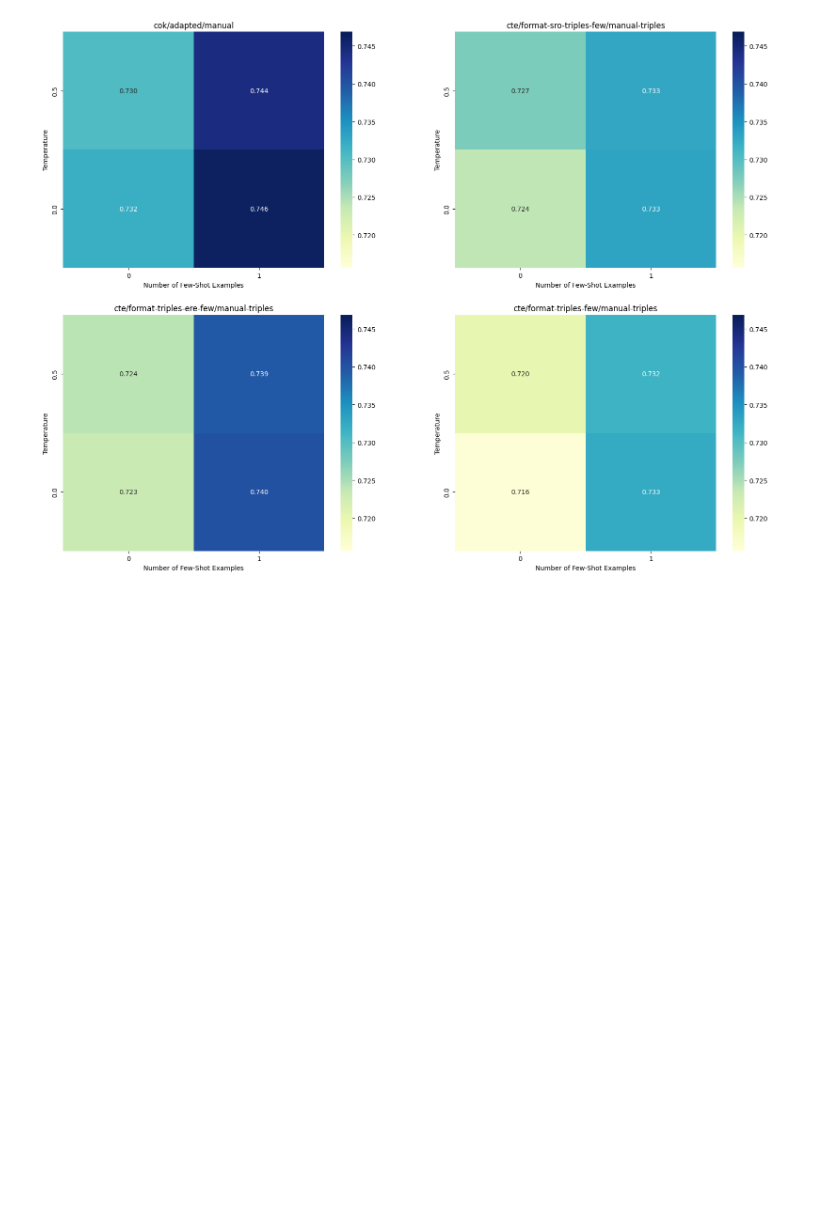
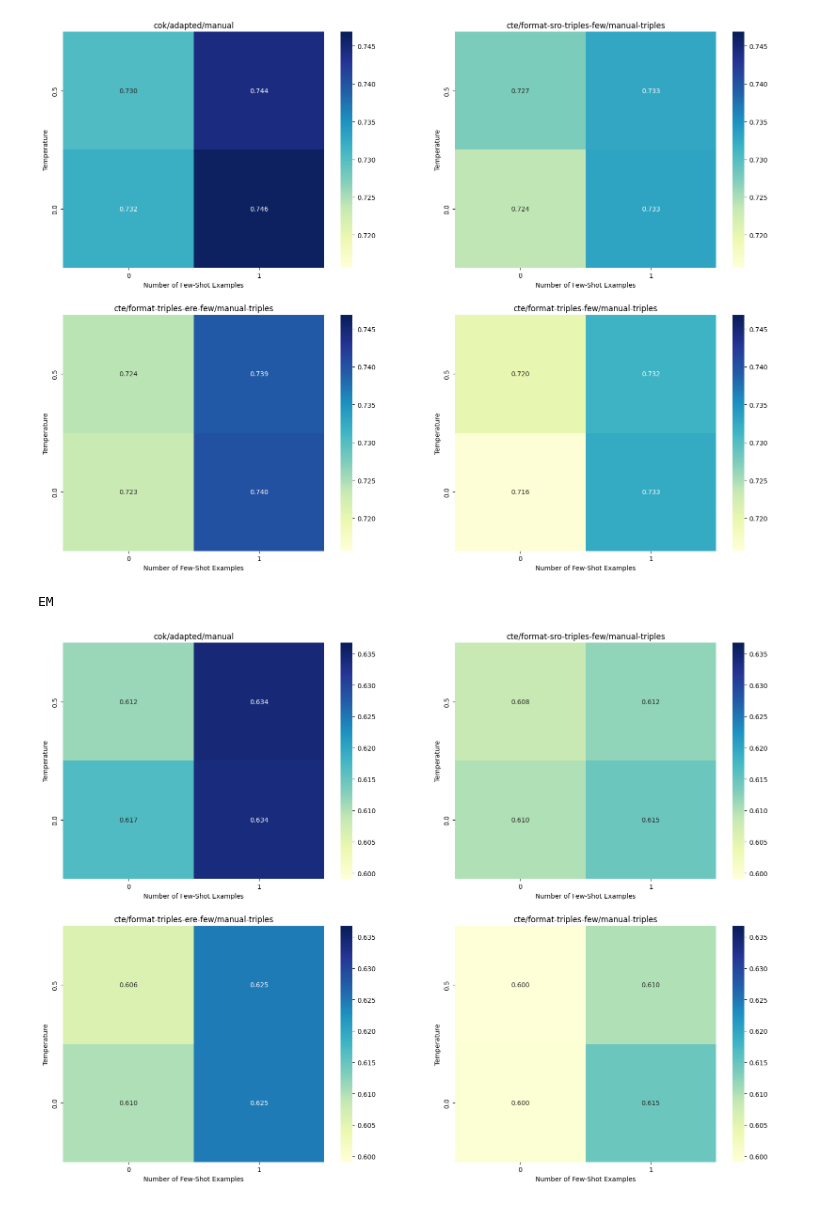
Before and after one commit to bdsaglam/pipeline-mhqa-manual, a Jupyter notebook: nbs/musique-full-manual-new/visualize.ipynb, the cells around one changed output. Cells and saved outputs as stored; diff of their text form; code cells hidden in the pictures; blank space fills up the shorter version.

```diff
--- a/nbs/musique-full-manual-new/visualize.ipynb
+++ b/nbs/musique-full-manual-new/visualize.ipynb
@@ -132,3 +132,48 @@ plt.subplots_adjust(wspace=0.2, hspace=0.2)  # Add padding between plots
 plt.show()
 # %% [output]
 [figure]
+# %%
+# Example 2: Heatmap of F1 scores based on temperature and number of few-shot examples per technique
+instructions = df["instruction"].unique()
+n = len(instructions)
+n_cols = 2
+n_rows = (n + n_cols - 1) // n_cols
+
+fig, axes = plt.subplots(n_rows, n_cols, figsize=(n_cols * 8, n_rows * 6))
+
+vmin = df["metrics.exact_match"].min()
+vmax = df["metrics.exact_match"].max()
+
+for ax, instruction in zip(axes.flatten(), instructions):
+    subset_df = df[df["instruction"] == instruction]
+    pivot_table = subset_df.pivot_table(
+        values="metrics.exact_match",
+        index="params.qa.temperature",
+        columns="params.qa.n_shot",
+        aggfunc="mean",
+    )
+    sns.heatmap(
+        pivot_table,
+        annot=True,
+        fmt=".3f",
+        cmap="YlGnBu",
+        ax=ax,
+        yticklabels=True,
+        vmin=vmin,
+        vmax=vmax
+    )
+    ax.set_title(instruction)
+    ax.set_xlabel("Number of Few-Shot Examples")
+    ax.set_ylabel("Temperature")
+    ax.invert_yaxis()
+
+# Remove any empty subplots
+for ax in axes.flatten()[n:]:
+    fig.delaxes(ax)
+
+plt.tight_layout()
+plt.subplots_adjust(wspace=0.2, hspace=0.2)  # Add padding between plots
+plt.show()
+# %% [output]
+EM
+[figure, added]
```
Also changed, not shown: 1 other file.
